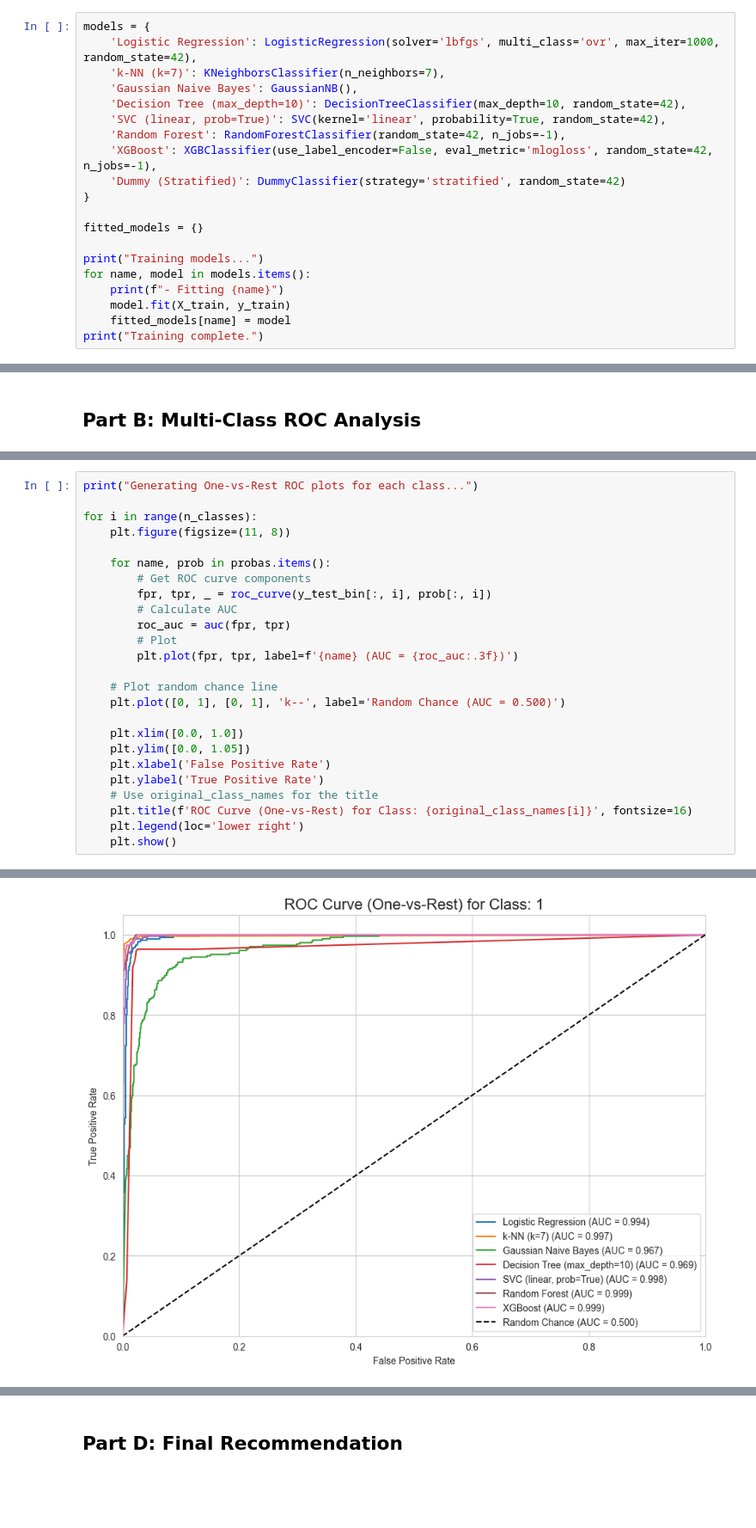
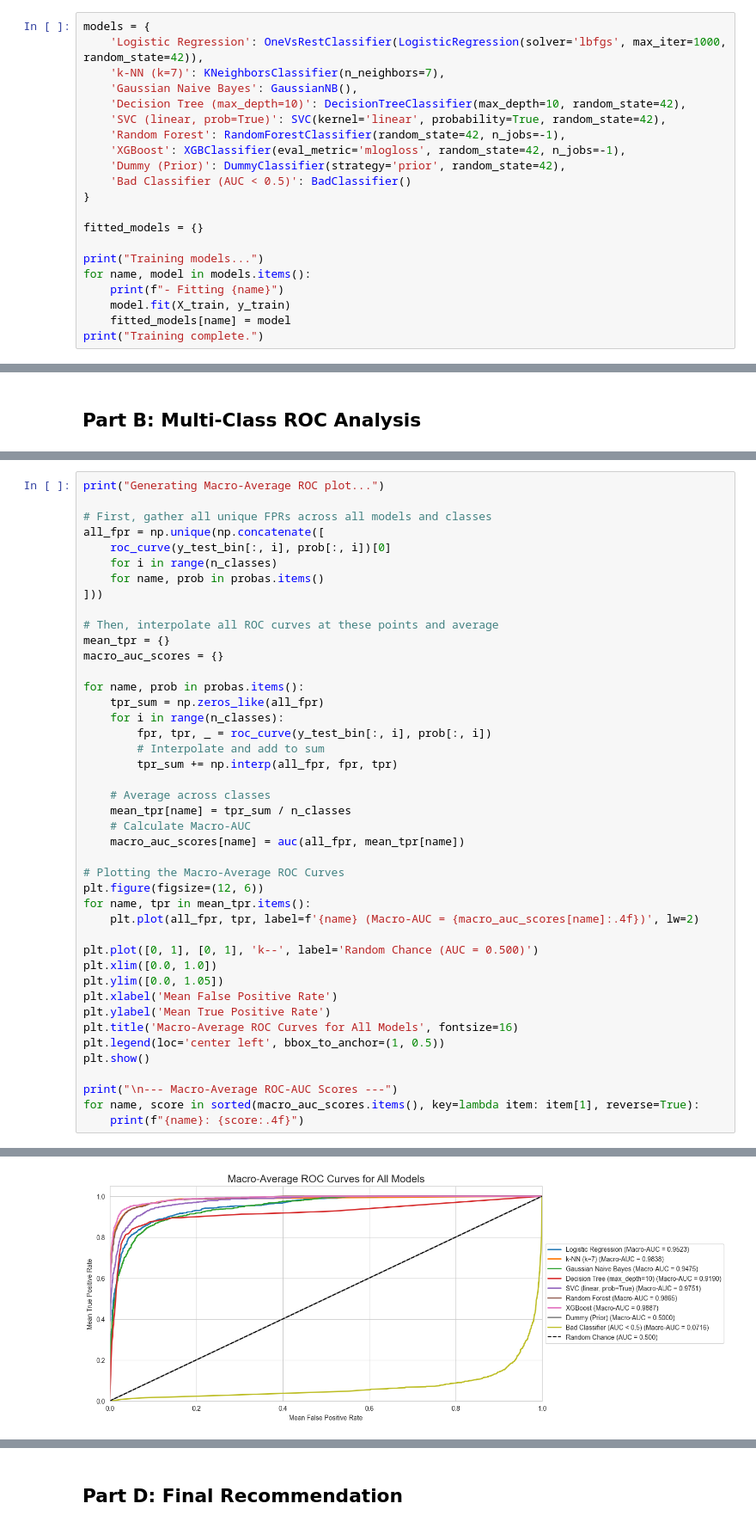
Before and after one commit to kashyap-17/DA5401_Assignment_7_kashyap-17, a Jupyter notebook: Kashyap_DA25C012_DA5401_Assignment_7_Multi_Class_Model_Selection.ipynb.ipynb, the cells around one changed output, grey strips where cells are left out. Shown at 86% size. Saved outputs shown, nothing was run; the diff lists cells and outputs as text; blank space fills up the shorter version.

```diff
--- a/Kashyap_DA25C012_DA5401_Assignment_7_Multi_Class_Model_Selection.ipynb.ipynb
+++ b/Kashyap_DA25C012_DA5401_Assignment_7_Multi_Class_Model_Selection.ipynb.ipynb
@@ -133,13 +172,14 @@ Defining, train, and store all models in dictionaries for easy access. Including
 # %%
 models = {
-    'Logistic Regression': LogisticRegression(solver='lbfgs', multi_class='ovr', max_iter=1000, random_state=42),
+    'Logistic Regression': OneVsRestClassifier(LogisticRegression(solver='lbfgs', max_iter=1000, random_state=42)),
     'k-NN (k=7)': KNeighborsClassifier(n_neighbors=7),
     'Gaussian Naive Bayes': GaussianNB(),
     'Decision Tree (max_depth=10)': DecisionTreeClassifier(max_depth=10, random_state=42),
     'SVC (linear, prob=True)': SVC(kernel='linear', probability=True, random_state=42),
     'Random Forest': RandomForestClassifier(random_state=42, n_jobs=-1),
-    'XGBoost': XGBClassifier(use_label_encoder=False, eval_metric='mlogloss', random_state=42, n_jobs=-1),
-    'Dummy (Stratified)': DummyClassifier(strategy='stratified', random_state=42)
+    'XGBoost': XGBClassifier(eval_metric='mlogloss', random_state=42, n_jobs=-1),
+    'Dummy (Prior)': DummyClassifier(strategy='prior', random_state=42),
+    'Bad Classifier (AUC < 0.5)': BadClassifier()
 }
 
 fitted_models = {}
@@ -243,26 +295,44 @@ We will now generate one ROC plot for each class. Each plot will show the perfor
 # %%
-print("Generating One-vs-Rest ROC plots for each class...")
+print("Generating Macro-Average ROC plot...")
 
-for i in range(n_classes):
-    plt.figure(figsize=(11, 8))
+# First, gather all unique FPRs across all models and classes
+all_fpr = np.unique(np.concatenate([
+    roc_curve(y_test_bin[:, i], prob[:, i])[0]
+    for i in range(n_classes)
+    for name, prob in probas.items()
+]))
 
-    for name, prob in probas.items():
-        # Get ROC curve components
+# Then, interpolate all ROC curves at these points and average
+mean_tpr = {}
+macro_auc_scores = {}
+
+for name, prob in probas.items():
+    tpr_sum = np.zeros_like(all_fpr)
+    for i in range(n_classes):
         fpr, tpr, _ = roc_curve(y_test_bin[:, i], prob[:, i])
-        # Calculate AUC
-        roc_auc = auc(fpr, tpr)
-        # Plot
-        plt.plot(fpr, tpr, label=f'{name} (AUC = {roc_auc:.3f})')
+        # Interpolate and add to sum
+        tpr_sum += np.interp(all_fpr, fpr, tpr)
 
-    # Plot random chance line
-    plt.plot([0, 1], [0, 1], 'k--', label='Random Chance (AUC = 0.500)')
+    # Average across classes
+    mean_tpr[name] = tpr_sum / n_classes
+    # Calculate Macro-AUC
+    macro_auc_scores[name] = auc(all_fpr, mean_tpr[name])
 
-    plt.xlim([0.0, 1.0])
-    plt.ylim([0.0, 1.05])
-    plt.xlabel('False Positive Rate')
-    plt.ylabel('True Positive Rate')
-    # Use original_class_names for the title
-    plt.title(f'ROC Curve (One-vs-Rest) for Class: {original_class_names[i]}', fontsize=16)
-    plt.legend(loc='lower right')
-    plt.show()
+# Plotting the Macro-Average ROC Curves
+plt.figure(figsize=(12, 6))
+for name, tpr in mean_tpr.items():
+    plt.plot(all_fpr, tpr, label=f'{name} (Macro-AUC = {macro_auc_scores[name]:.4f})', lw=2)
+
+plt.plot([0, 1], [0, 1], 'k--', label='Random Chance (AUC = 0.500)')
+plt.xlim([0.0, 1.0])
+plt.ylim([0.0, 1.05])
+plt.xlabel('Mean False Positive Rate')
+plt.ylabel('Mean True Positive Rate')
+plt.title('Macro-Average ROC Curves for All Models', fontsize=16)
+plt.legend(loc='center left', bbox_to_anchor=(1, 0.5))
+plt.show()
+
+print("\n--- Macro-Average ROC-AUC Scores ---")
+for name, score in sorted(macro_auc_scores.items(), key=lambda item: item[1], reverse=True):
+    print(f"{name}: {score:.4f}")
 # %% [output]
@@ -270 +340 @@ Generating One-vs-Rest ROC plots for each class...
-[figure, old version]
+[figure, new version]
```
Also changed, not shown: parts of 34 cells of this notebook.
